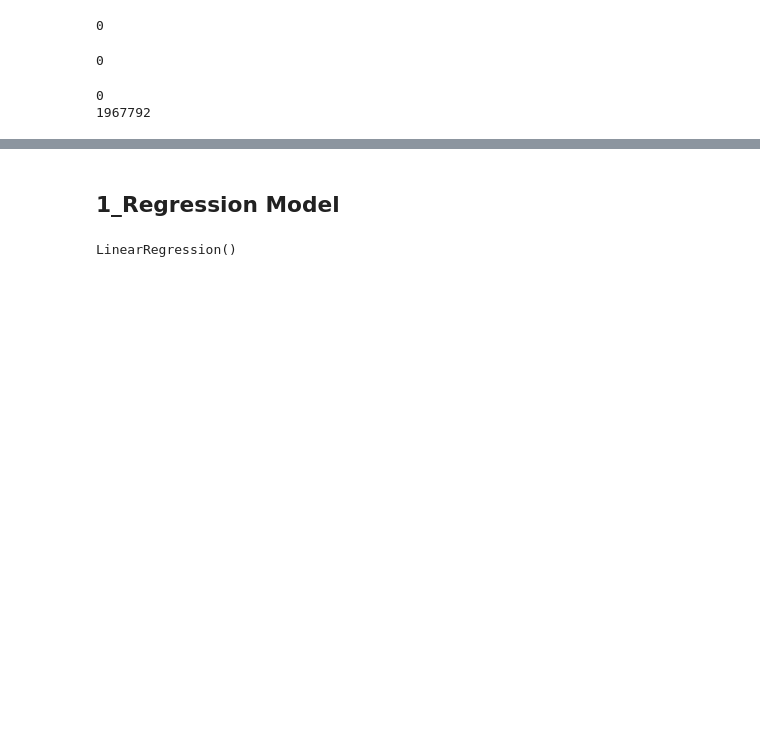
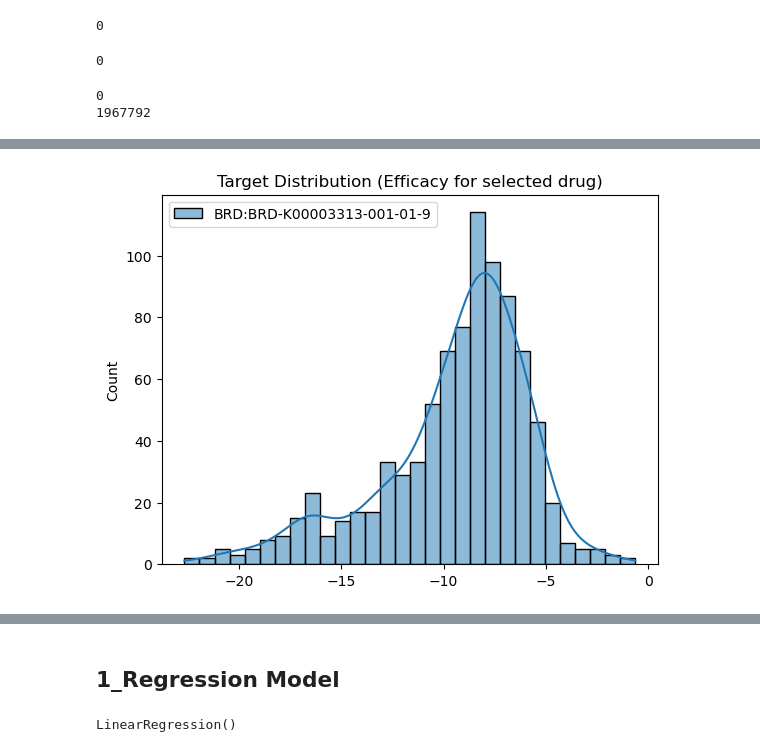
Before and after one commit to Alexreat/Drug_response_prediction, a Jupyter notebook: Drug_response.ipynb, the cells around one changed output, grey strips where cells are left out. Cells and saved outputs as stored; diff of their text form; code cells hidden in the pictures; blank space fills up the shorter version.

```diff
--- a/Drug_response.ipynb
+++ b/Drug_response.ipynb
@@ -156,0 +156,4 @@ genes_filtered_reset = genes_filtered_reset.rename(columns={'index': 'cell_line'
+# %%
+# Setting target drug for the model , BRD:BRD-A00047421-001-01-7, for this case
+target_drug = "BRD:BRD-K00003313-001-01-9"
+print(response_filtered)
@@ -156,0 +178,3 @@ genes_filtered_reset = genes_filtered_reset.rename(columns={'index': 'cell_line'
+# %%
+# subseting for target drug
+drug_df = response_filtered[[target_drug]].dropna().copy()
@@ -156,0 +197,10 @@ genes_filtered_reset = genes_filtered_reset.rename(columns={'index': 'cell_line'
+# %%
+# Drug distribution checking for skewness
+import matplotlib.pyplot as plt
+import seaborn as sns
+
+sns.histplot(drug_df, bins=30, kde=True)
+plt.title("Target Distribution (Efficacy for selected drug)")
+plt.show()
+# %% [output]
+[figure, added]
```
Also changed, not shown: parts of 44 cells of this notebook, 1 other file.
